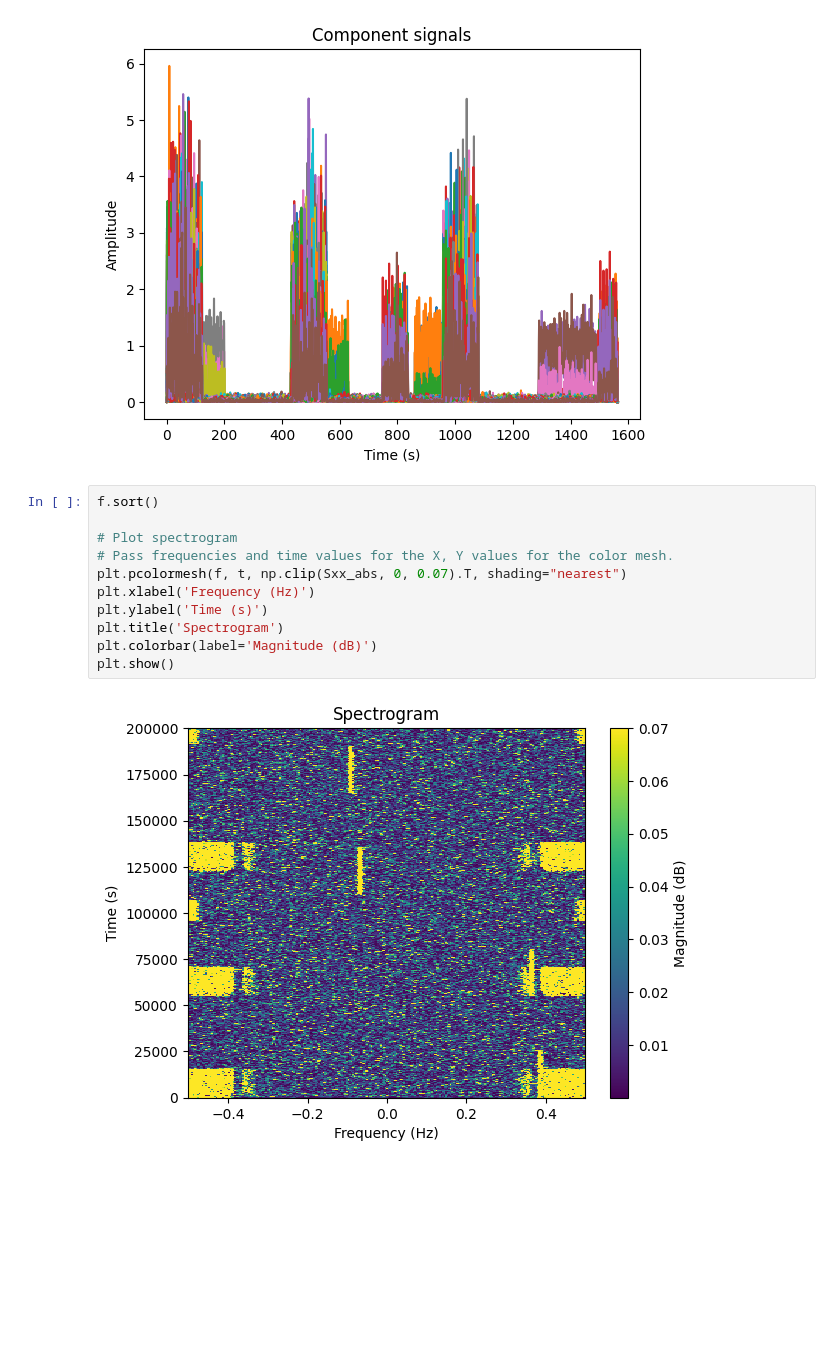
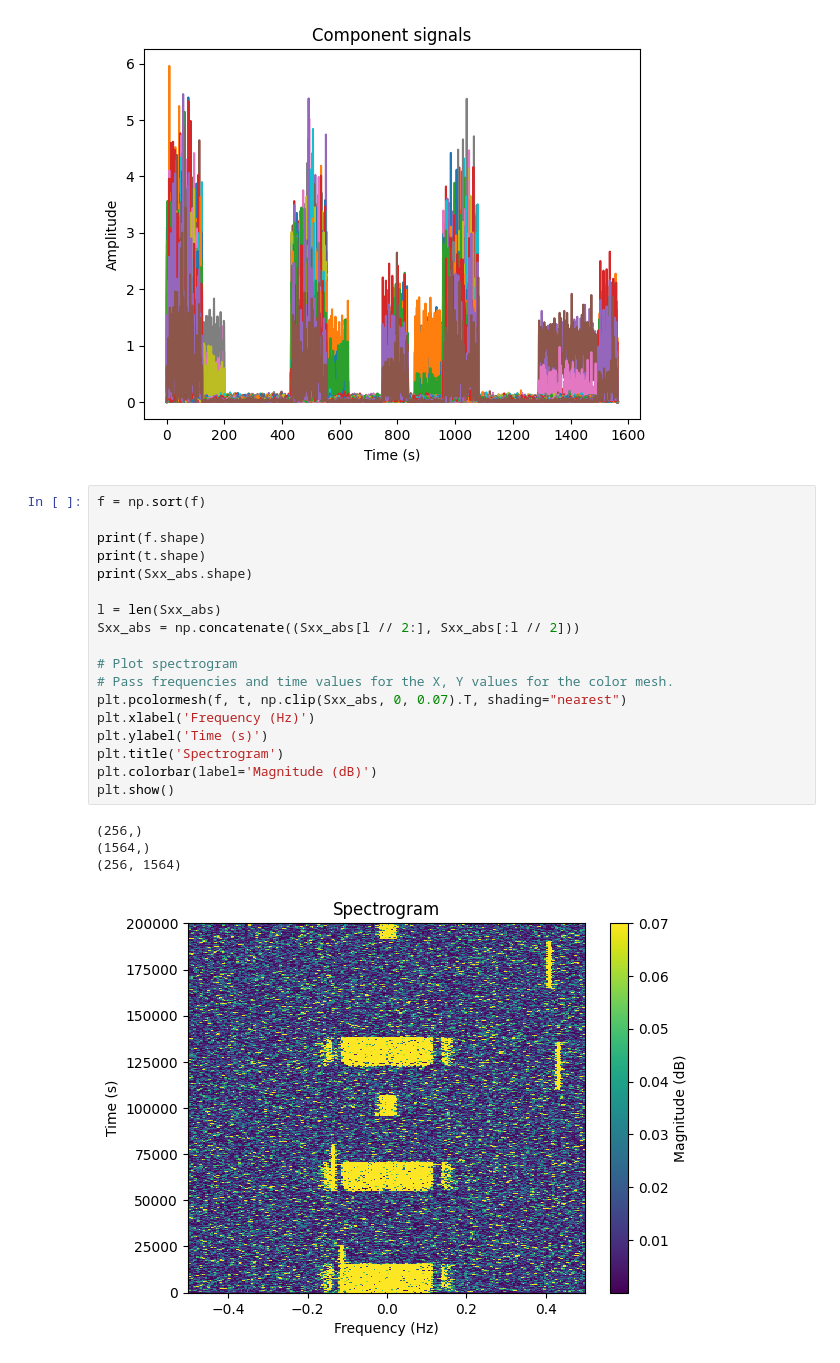
Before and after one commit to sds100/TinyMLSpectrumSensing, a Jupyter notebook: spectrum-painting.ipynb, the cells around one changed output. Saved outputs shown, nothing was run; the diff lists cells and outputs as text; blank space fills up the shorter version.

```diff
--- a/spectrum-painting.ipynb
+++ b/spectrum-painting.ipynb
@@ -41,15 +41,25 @@ plt.show()
 # %% [output]
 [figure]
 # %%
-f.sort()
+f = np.sort(f)
+
+print(f.shape)
+print(t.shape)
+print(Sxx_abs.shape)
+
+l = len(Sxx_abs)
+Sxx_abs = np.concatenate((Sxx_abs[l // 2:], Sxx_abs[:l // 2]))
 
 # Plot spectrogram
 # Pass frequencies and time values for the X, Y values for the color mesh.
 plt.pcolormesh(f, t, np.clip(Sxx_abs, 0, 0.07).T, shading="nearest")
 plt.xlabel('Frequency (Hz)')
 plt.ylabel('Time (s)')
 plt.title('Spectrogram')
 plt.colorbar(label='Magnitude (dB)')
 plt.show()
 # %% [output]
+(256,)
+(1564,)
+(256, 1564)
-[figure, old version]
+[figure, new version]
```
Also changed, not shown: parts of 1 cell of this notebook.
